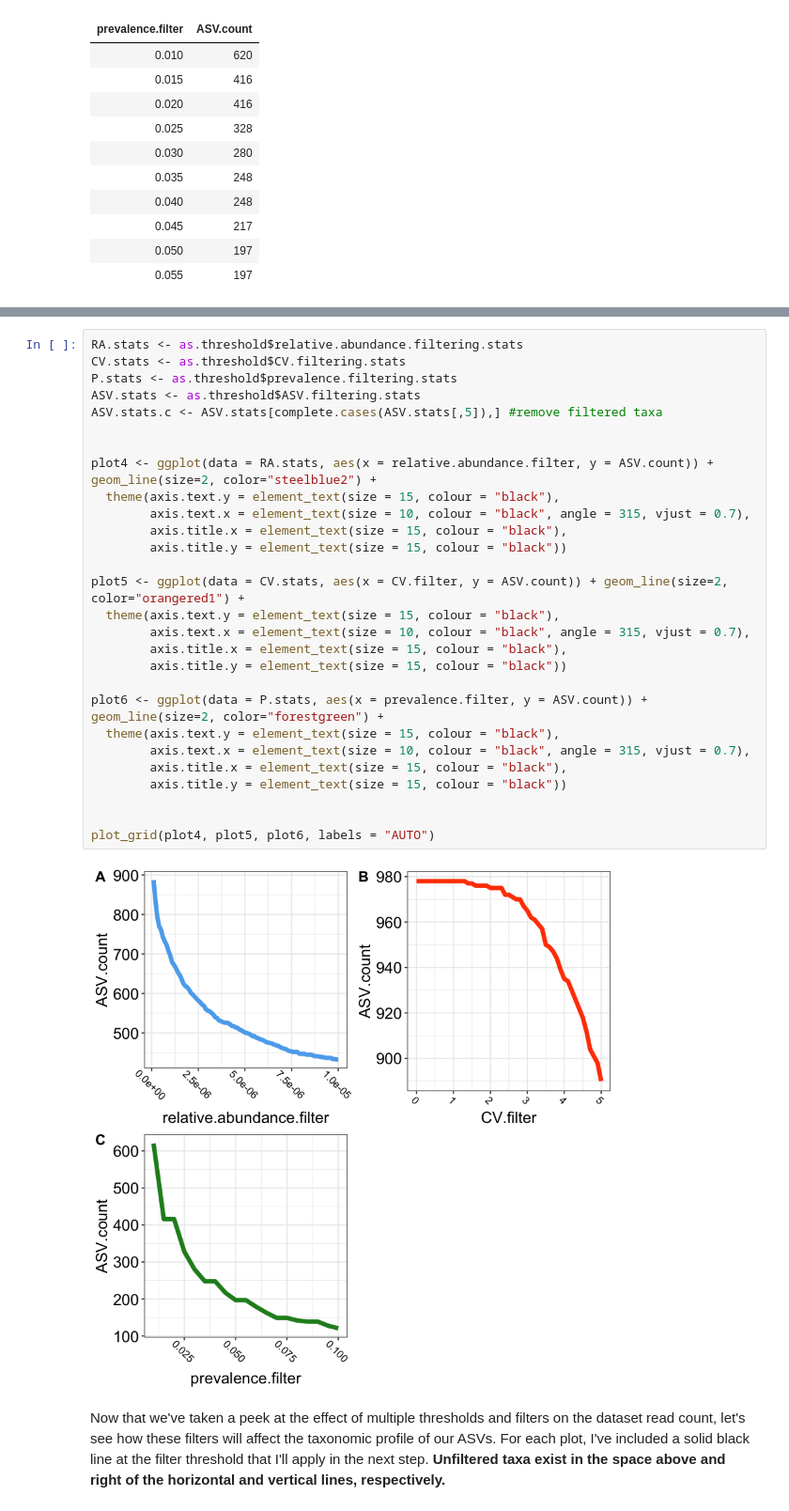
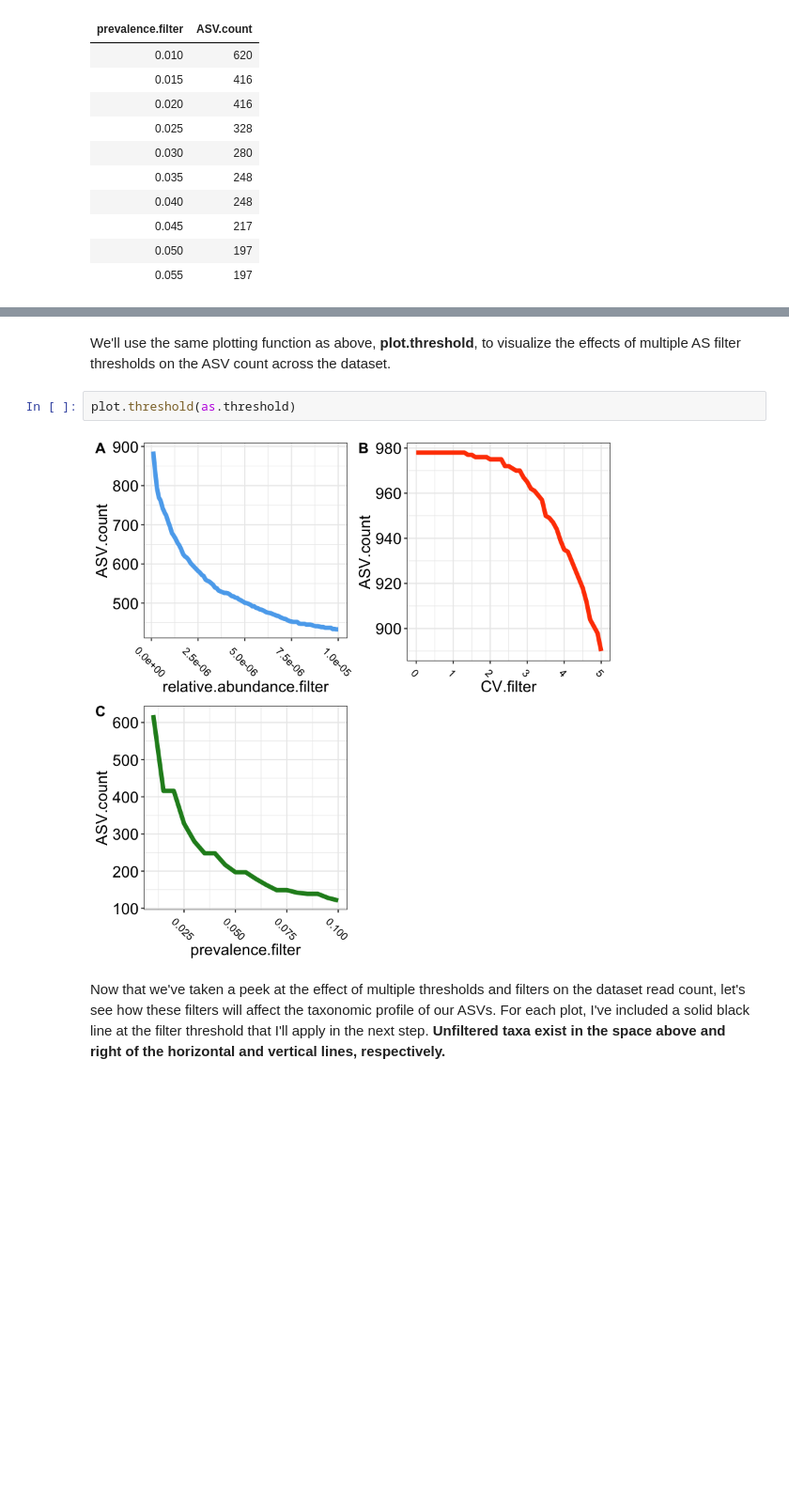
Before and after one commit to itsmisterbrown/microfiltR, a Jupyter notebook: README.ipynb, the cells around one changed output, grey strips where cells are left out. Shown: that part at 94% size. Drawn from its saved outputs; the diff is of its cells as text; blank space fills up the shorter version.

```diff
--- a/README.ipynb
+++ b/README.ipynb
@@ -303,35 +287,11 @@ as.threshold$ASV.filtering.stats[1:10,]
 | 2967771 | 3.201412 | 123 | 82.55034 | 2.977641 | Bacteria | Firmicutes | Bacilli | ... |
 | 2834047 | 3.057161 | 102 | 68.45638 | 2.920868 | Bacteria | Firmicutes | Bacilli | ... |
 | 2677002 | 2.887752 | 112 | 75.16779 | 4.086987 | Bacteria | Firmicutes | Bacilli | ... |
-# %%
-RA.stats <- as.threshold$relative.abundance.filtering.stats
-CV.stats <- as.threshold$CV.filtering.stats
-P.stats <- as.threshold$prevalence.filtering.stats
-ASV.stats <- as.threshold$ASV.filtering.stats
-ASV.stats.c <- ASV.stats[complete.cases(ASV.stats[,5]),] #remove filtered taxa
-
-
-plot4 <- ggplot(data = RA.stats, aes(x = relative.abundance.filter, y = ASV.count)) + geom_line(size=2, color="steelblue2") +
-  theme(axis.text.y = element_text(size = 15, colour = "black"),
-        axis.text.x = element_text(size = 10, colour = "black", angle = 315, vjust = 0.7),
-        axis.title.x = element_text(size = 15, colour = "black"),
-        axis.title.y = element_text(size = 15, colour = "black"))
-
-plot5 <- ggplot(data = CV.stats, aes(x = CV.filter, y = ASV.count)) + geom_line(size=2, color="orangered1") +
-  theme(axis.text.y = element_text(size = 15, colour = "black"),
-        axis.text.x = element_text(size = 10, colour = "black", angle = 315, vjust = 0.7),
-        axis.title.x = element_text(size = 15, colour = "black"),
-        axis.title.y = element_text(size = 15, colour = "black"))
-
-plot6 <- ggplot(data = P.stats, aes(x = prevalence.filter, y = ASV.count)) + geom_line(size=2, color="forestgreen") +
-  theme(axis.text.y = element_text(size = 15, colour = "black"),
-        axis.text.x = element_text(size = 10, colour = "black", angle = 315, vjust = 0.7),
-        axis.title.x = element_text(size = 15, colour = "black"),
-        axis.title.y = element_text(size = 15, colour = "black"))
-
-
-plot_grid(plot4, plot5, plot6, labels = "AUTO")
-# %% [output]
-[figure, removed]
+# %% [markdown]
+We'll use the same plotting function as above, __plot.threshold__, to visualize the effects of multiple AS filter thresholds on the ASV count across the dataset.
+# %%
+plot.threshold(as.threshold)
+# %% [output]
+[figure, added]
 # %% [markdown]
 Now that we've taken a peek at the effect of multiple thresholds and filters on the dataset read count, let's see how these filters will affect the taxonomic profile of our ASVs. For each plot, I've included a solid black line at the filter threshold that I'll apply in the next step. __Unfiltered taxa exist in the space above and right of the horizontal and vertical lines, respectively.__ <br>
```
Also changed, not shown: parts of 29 cells of this notebook.
